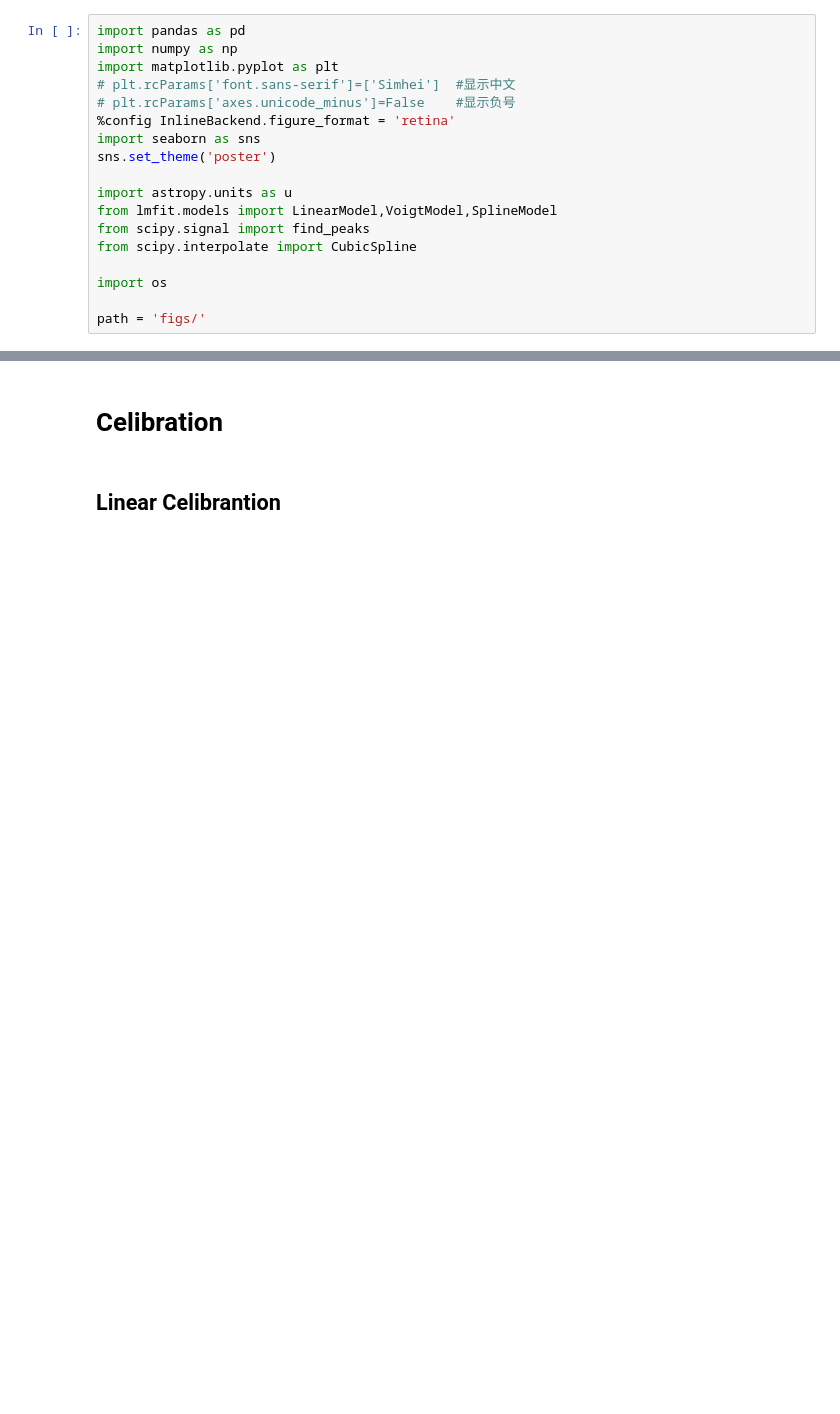
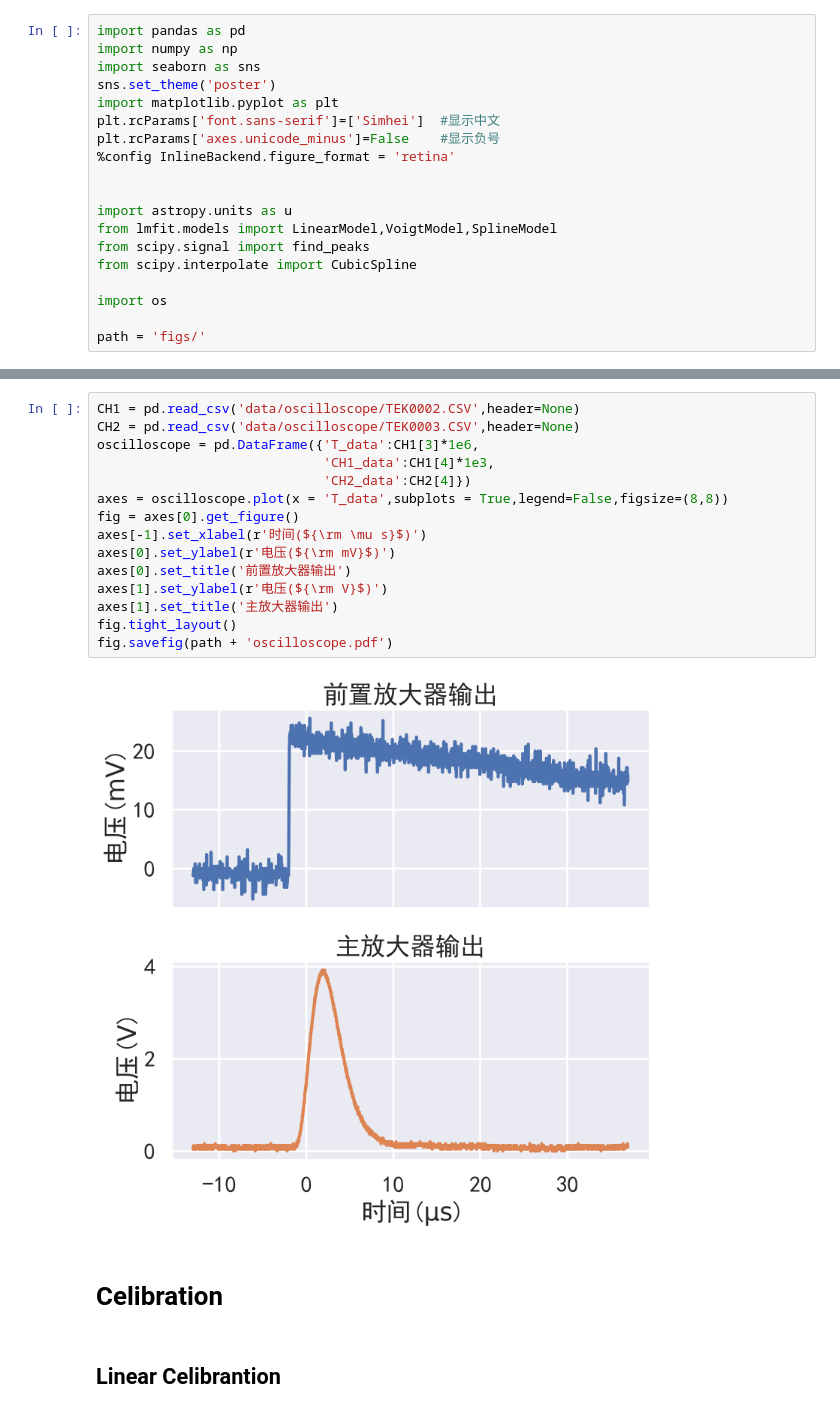
Before and after one commit to Xuanyiyiren/Fundamental-Laboratory-Experiment-in-Nuclear-Electronics-II, a Jupyter notebook: Experiment-5/data_ana.ipynb, the cells around one changed output, grey strips where cells are left out. Cells and saved outputs as stored; diff of their text form; blank space fills up the shorter version.

```diff
--- a/Experiment-5/data_ana.ipynb
+++ b/Experiment-5/data_ana.ipynb
@@ -1,12 +1,13 @@
 # %%
 import pandas as pd
 import numpy as np
-import matplotlib.pyplot as plt
-# plt.rcParams['font.sans-serif']=['Simhei']  #显示中文
-# plt.rcParams['axes.unicode_minus']=False    #显示负号
-%config InlineBackend.figure_format = 'retina'
 import seaborn as sns
 sns.set_theme('poster')
+import matplotlib.pyplot as plt
+plt.rcParams['font.sans-serif']=['Simhei']  #显示中文
+plt.rcParams['axes.unicode_minus']=False    #显示负号
+%config InlineBackend.figure_format = 'retina'
+
 
 import astropy.units as u
 from lmfit.models import LinearModel,VoigtModel,SplineModel
@@ -19,3 +22,20 @@ path = 'figs/'
+# %%
+CH1 = pd.read_csv('data/oscilloscope/TEK0002.CSV',header=None)
+CH2 = pd.read_csv('data/oscilloscope/TEK0003.CSV',header=None)
+oscilloscope = pd.DataFrame({'T_data':CH1[3]*1e6,
+                             'CH1_data':CH1[4]*1e3,
+                             'CH2_data':CH2[4]})
+axes = oscilloscope.plot(x = 'T_data',subplots = True,legend=False,figsize=(8,8))
+fig = axes[0].get_figure()
+axes[-1].set_xlabel(r'时间(${\rm \mu s}$)')
+axes[0].set_ylabel(r'电压(${\rm mV}$)')
+axes[0].set_title('前置放大器输出')
+axes[1].set_ylabel(r'电压(${\rm V}$)')
+axes[1].set_title('主放大器输出')
+fig.tight_layout()
+fig.savefig(path + 'oscilloscope.pdf')
+# %% [output]
+[figure, added]
 # %% [markdown]
 # Celibration
 # %% [markdown]
```
Also changed, not shown: parts of 1 cell of this notebook, 7 other files.
